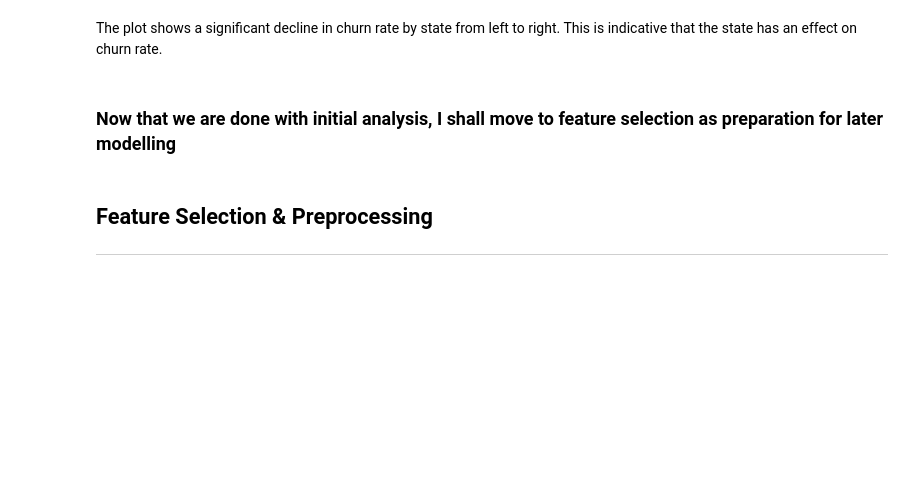
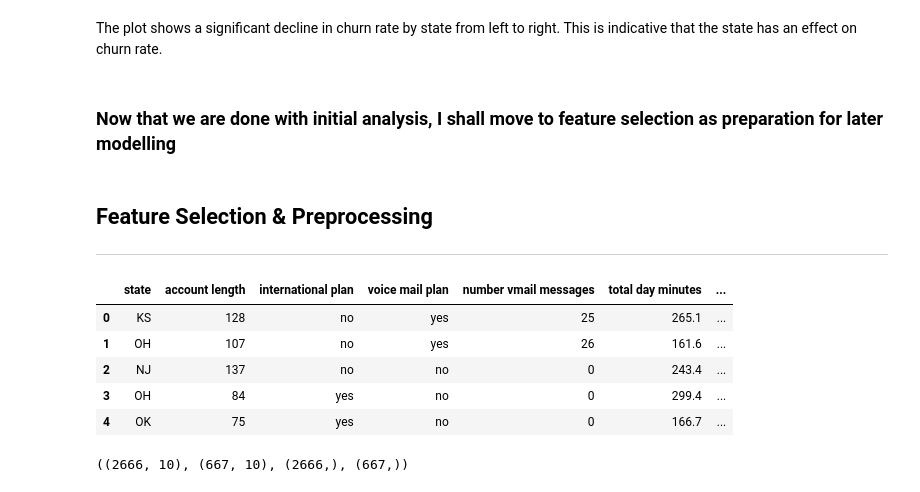
Before and after one commit to papyrusleaf/Syriatel-Customer-Churn-Modelling, a Jupyter notebook: index.ipynb, the cells around one changed output. Cells and saved outputs as stored; diff of their text form; code cells hidden in the pictures; blank space fills up the shorter version.

```diff
--- a/index.ipynb
+++ b/index.ipynb
@@ -267,3 +267,39 @@ The plot shows a significant decline in churn rate by state from left to right.
 # %% [markdown]
 ## Feature Selection & Preprocessing
 ***
+# %%
+# Drop the irrelevant and redundant columns
+new_df = df.drop(columns=[
+    'phone number',
+    'area code',
+    'total day charge',
+    'total eve charge',
+    'total night charge',
+    'total intl charge',
+    'total day calls',
+    'total eve calls',
+    'total night calls',
+    'total intl calls'
+])
+
+# Display the first few rows of the updated dataframe and its shape
+new_df.head()
+# %% [output]
+|  | state | account length | international plan | voice mail plan | number vmail messages | total day minutes | ... |
+| 0 | KS | 128 | no | yes | 25 | 265.1 | ... |
+| 1 | OH | 107 | no | yes | 26 | 161.6 | ... |
+| 2 | NJ | 137 | no | no | 0 | 243.4 | ... |
+| 3 | OH | 84 | yes | no | 0 | 299.4 | ... |
+| 4 | OK | 75 | yes | no | 0 | 166.7 | ... |
+# %%
+# Separate the features (X) and target (y)
+X = new_df.drop(columns=['churn'])
+y = new_df['churn']
+
+# Perform train-test split
+X_train, X_test, y_train, y_test = train_test_split(X, y, test_size=0.2, random_state=42)
+
+# Display the shapes of the resulting splits
+X_train.shape, X_test.shape, y_train.shape, y_test.shape
+# %% [output]
+((2666, 10), (667, 10), (2666,), (667,))
```
Also changed, not shown: parts of 1 cell of this notebook.
